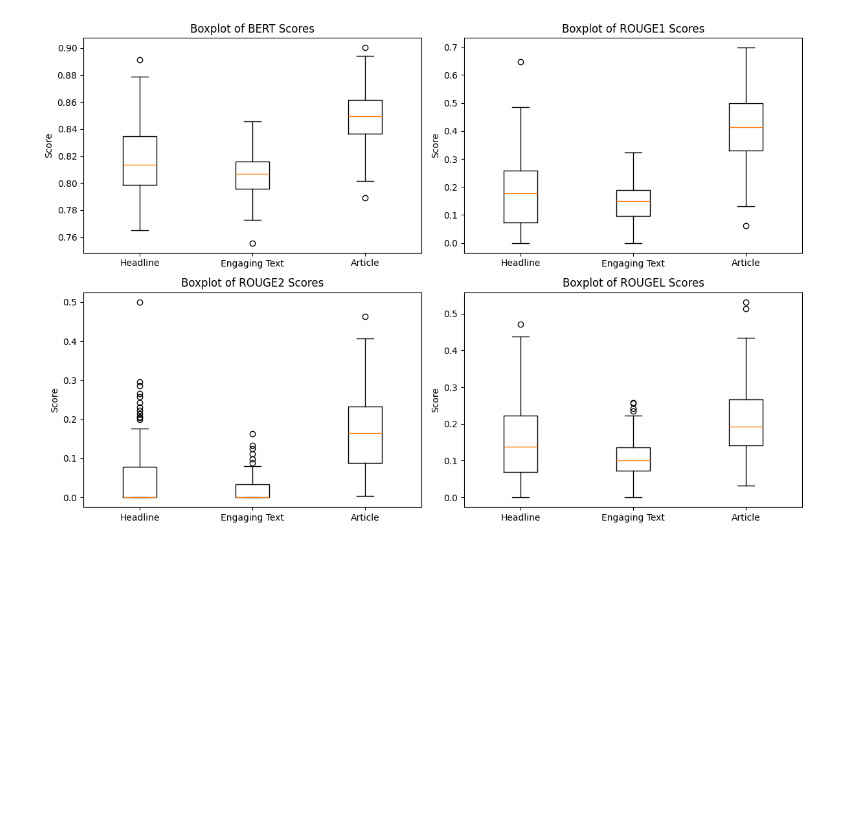
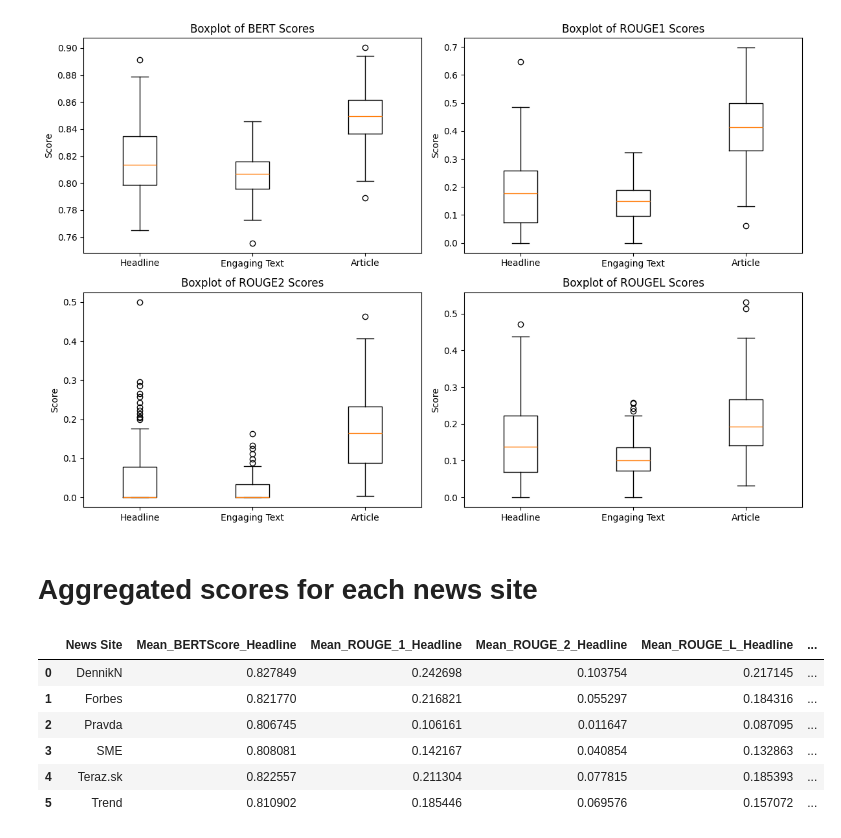
Before and after one commit to News-AIgency/App, a Jupyter notebook: backend/app/iitsrc/Evaluation.ipynb, the cells around one changed output. Saved outputs shown, nothing was run; the diff lists cells and outputs as text; code cells hidden in the pictures; blank space fills up the shorter version.

```diff
--- a/backend/app/iitsrc/Evaluation.ipynb
+++ b/backend/app/iitsrc/Evaluation.ipynb
@@ -138,3 +144,5 @@ plt.tight_layout()
 plt.show()
 # %% [output]
 [figure]
+# %% [markdown]
+# Aggregated scores for each news site
@@ -140,0 +166,10 @@ plt.show()
+# %%
+news_site_results
+# %% [output]
+|  | News Site | Mean_BERTScore_Headline | Mean_ROUGE_1_Headline | Mean_ROUGE_2_Headline | Mean_ROUGE_L_Headline | ... |
+| 0 | DennikN | 0.827849 | 0.242698 | 0.103754 | 0.217145 | ... |
+| 1 | Forbes | 0.821770 | 0.216821 | 0.055297 | 0.184316 | ... |
+| 2 | Pravda | 0.806745 | 0.106161 | 0.011647 | 0.087095 | ... |
+| 3 | SME | 0.808081 | 0.142167 | 0.040854 | 0.132863 | ... |
+| 4 | Teraz.sk | 0.822557 | 0.211304 | 0.077815 | 0.185393 | ... |
+| 5 | Trend | 0.810902 | 0.185446 | 0.069576 | 0.157072 | ... |
```
Also changed, not shown: parts of 10 cells of this notebook, 4 other files.
